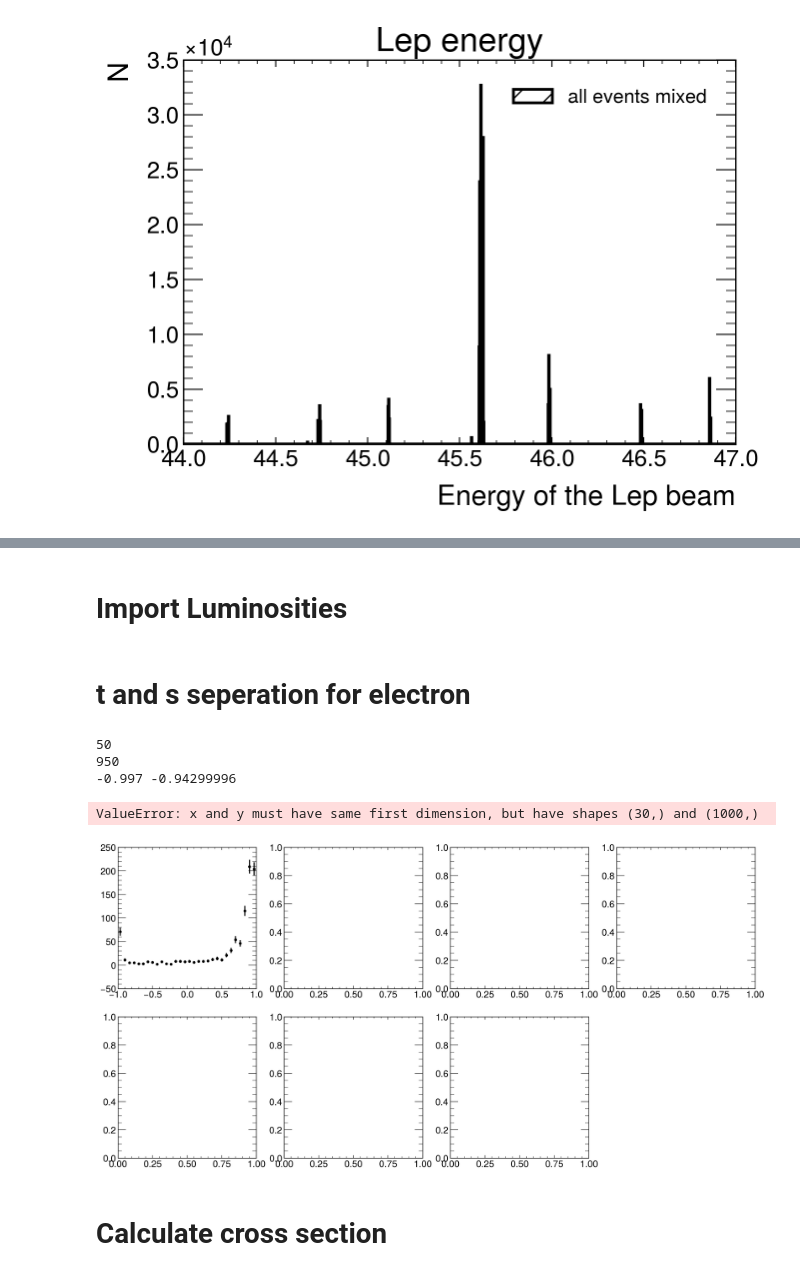
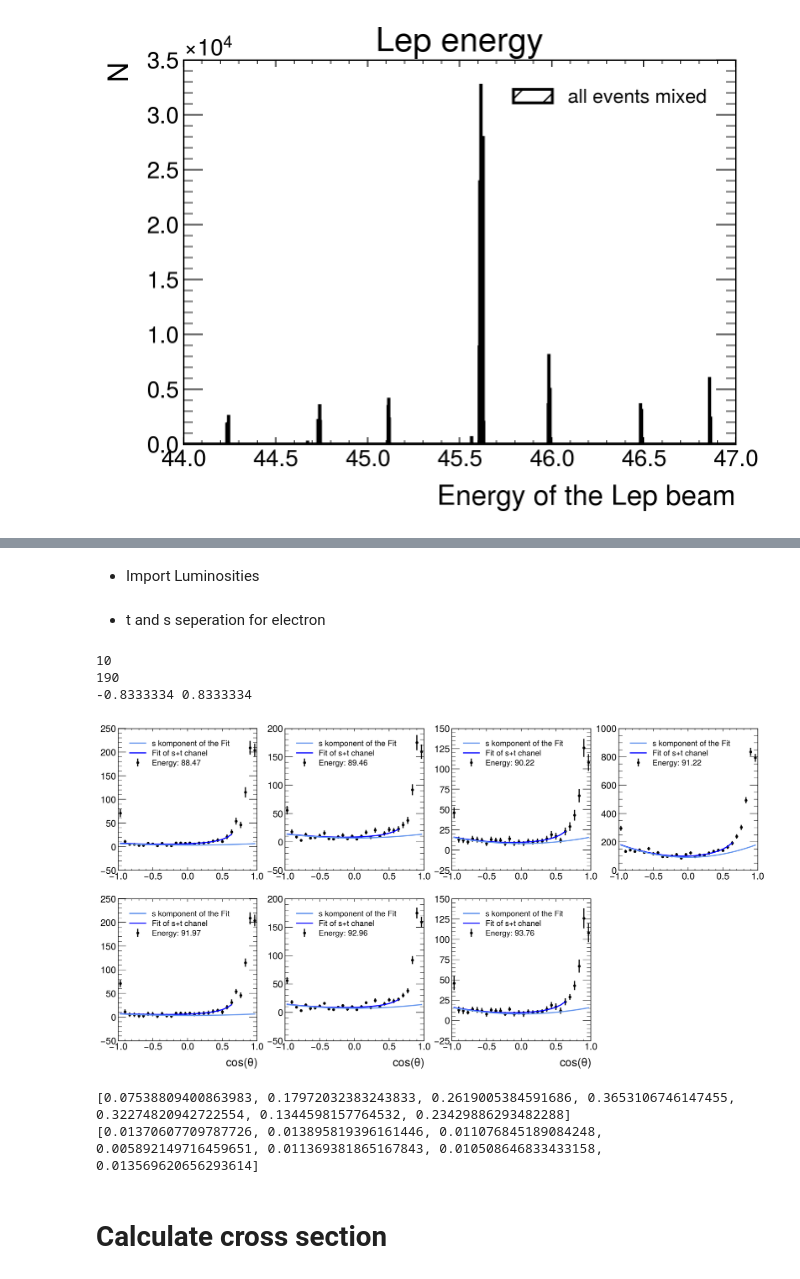
Before and after one commit to lukasg96/z0-precisionmeasurement, a Jupyter notebook: z0_experiment.ipynb, the cells around one changed output, grey strips where cells are left out. Saved outputs shown, nothing was run; the diff lists cells and outputs as text; code cells hidden in the pictures.

```diff
--- a/z0_experiment.ipynb
+++ b/z0_experiment.ipynb
@@ -715,36 +721,39 @@ while i < 7:
     opalQcuts[i] = qmasks[0] & qmasks[1] & qmasks[2] & qmasks[3] & qmasks[4]
     i += 1
 # %%
+# Rescaling the measured chenals acorddin to the efficiency matrix
 opalB = [0] * 7
 f = [0] * 7
 f_err = [0] * 7
+
 i = 0
 while i < 7:
-    f[i] = np.array([np.sum(opalEcuts[i]), np.sum(opalMcuts[i]), np.sum(opalTcuts[i]), np.sum(opalQcuts[i])])
-    f_err[i] = np.array([np.sqrt(f[i][0]), np.sqrt(f[i][1]), np.sqrt(f[i][2]), np.sqrt(f[i][3])])
-    opalB[i] = A_inv.dot(f[i])
+    f[i] = np.array([np.sum(opalEcuts[i]), np.sum(opalMcuts[i]), np.sum(opalTcuts[i]), np.sum(opalQcuts[i])])# Vector of measured data in each chenal
+    f_err[i] = np.array([np.sqrt(f[i][0]), np.sqrt(f[i][1]), np.sqrt(f[i][2]), np.sqrt(f[i][3])])# Error on the measurement vector
+    opalB[i] = A_inv.dot(f[i])# Using the above opained efficiency matrix to rescale the measured chenals
     i += 1
-
-
 
 opalB_err = [0] * 7
 
+# Calculating the errors for the rescaled chenals
 k = 0
-while k < 7:
+while k < 7:# loop over all lep energies
     opalB_err[k] = [0] * 4
     i = 0
-    while i < 4:
+    while i < 4:# loop over all chenals (types of fermions)
         j = 0
-        while j < 4:
+        while j < 4:# loop over other (not exluding i) chenals
+            # to get the error for the index i a sum over j is pervormed
             opalB_err[k][i] += (A_inv[i,j]**2 * f_err[k][j]**2 + A_inv_err[i,j]**2 * f[k][j]**2)
             j += 1
         opalB_err[k][i] = np.sqrt(opalB_err[k][i])
         i += 1
     k += 1
 
-
+# Printing all rescaled event counts
+tpye = ['ee', 'mm', 'tt', 'qq']
 for ii in range(7):
-    print('Energy of LEP E = {:4.2f} with events vector:'.format(xs_corrections['energy'][ii]))
+    print('\nEnergy of LEP E = {:4.2f}:'.format(xs_corrections['energy'][ii]))
     for jj in range(4):
-        print('ee events N = {:4.4} +- {:4.4}'.format(opalB[ii][jj], opalB_err[ii]))
+        print('Number of {} events = {:4.0f} +- {:4.0f}'.format(tpye[jj], opalB[ii][jj], opalB_err[ii][jj]))
 # %% [output]
@@ -752,14 +777,11 @@ SyntaxError: invalid syntax (<ipython-input-76-4886225ef364>, line 31)
 # %% [markdown]
-# Import Luminosities
+* Import Luminosities
 # %%
-import csv
-lumi_data = 'opal_data/lumi_files/daten_' +str(data_nr) +'.lum'
-#opal_data/data/daten_1.root'
+lumi_data = 'opal_data/lumi_files/daten_' +str(data_nr) +'.lum' #File path
 
-energy = np.zeros(7)
-lumi = np.zeros(7)
-err_stat_lumi = np.zeros(7)
-err_sys_lumi = np.zeros(7)
+
+energy = np.zeros(7) #beam energies
+lumi = np.zeros(7) #luminosity
 err_all_lumi = np.zeros(7)
 
 with open(lumi_data, newline='') as csvfile:
@@ -768,11 +790,9 @@ with open(lumi_data, newline='') as csvfile:
         if jj >0:
             energy[jj-1] = float(row[0])
             lumi[jj-1] = float(row[1])
-            err_stat_lumi[jj-1] = float(row[2])
-            err_sys_lumi[jj-1] = float(row[3])
             err_all_lumi[jj-1] = float(row[4])
 # %% [markdown]
-# t and s seperation for electron
+* t and s seperation for electron
 # %%
 opal_e_cut_E = []
 opal_e_cut_mid = []
@@ -786,10 +806,8 @@ for i in range(7):
 # %%
 # Fitting
 # Subtracting t channel
-print(bin_min)
-print(bin_max)
-bin_min_opal = int(bin_min/1000*Nbins_opal)
-bin_max_opal = int(bin_max/1000*Nbins_opal)
+bin_min_opal = int(2)
+bin_max_opal = int(27)
 
 x_min = mid[bin_min_opal]
 x_max = mid[bin_max_opal]
@@ -805,38 +823,39 @@ ratio_s_opal_err = []
 for ii in range(7):
     error_sizes = np.sqrt(opal_e_cut_E[ii])
 
     coeff, var_matrix = curve_fit(dsigdtheta, opal_e_cut_mid[ii][bin_min_opal:bin_max_opal], opal_e_cut_E[ii][bin_min_opal:bin_max_opal])
     hist_fit = dsigdtheta(mid[bin_min_opal:bin_max_opal], *coeff)
     fit_s_chan.append( sdsig(mid, coeff[0]))
     fit_ts_chan.append( dsigdtheta(mid,*coeff))
     jj = ii
     line = 0 #line number
     if ii>3: #go into the second line
         line = 1 #second line
         ii = ii-4 #column number
 
     im = ax[line, ii].errorbar(opal_e_cut_mid[ii], opal_e_cut_E[ii], yerr=error_sizes, label = 'Energy: {}'.format(energy[jj]), fmt=".", color=colors['mix'], zorder=1)
     im = ax[line, ii].plot(opal_e_cut_mid[ii],fit_s_chan[ii], zorder=3, label='s komponent of the Fit', color=colors['es'])
     im = ax[line, ii].plot(opal_e_cut_mid[ii][:25],fit_ts_chan[ii][:25], zorder=2, label='Fit of s+t chanel', color=colors['e'])
     im = ax[line, ii].legend()
 
     ratio_s_opal.append(coeff[0] * (8 / 3) * len(fit_s_chan[ii]) / (sum(opalEcuts[ii])*2) )
     ratio_s_opal_err.append(np.sqrt(((8 / 3) * (len(fit_s_chan[ii]) / (sum(opalEcuts[ii])*2))**2) * var_matrix[0][0] + (coeff[0] * (8 / 3) * len(fit_s_chan[ii]) / (sum(opalEcuts[ii])*2)**2 )**2 * opalB_err[ii][0]**2))
 
 
 ax[1,0].set_xlabel(r'$cos(\theta)$')
 ax[1,1].set_xlabel(r'$cos(\theta)$')
 ax[1,2].set_xlabel(r'$cos(\theta)$')
 plt.show()
 
 print(ratio_s_opal)
 print(ratio_s_opal_err)
 # %% [output]
-50
-950
--0.997 -0.94299996
+10
+190
+-0.8333334 0.8333334
+[figure, new version]
-ValueError: x and y must have same first dimension, but have shapes (30,) and (1000,)
+[0.07538809400863983, 0.17972032383243833, 0.2619005384591686, 0.3653106746147455, 0.32274820942722554, 0.1344598157764532, 0.23429886293482288]
+[0.01370607709787726, 0.013895819396161446, 0.011076845189084248, 0.005892149716459651, 0.011369381865167843, 0.010508646833433158, 0.013569620656293614]
-[figure, old version]
 # %%
 # apply s channel correction
 ratio_s_opal[5] = ratio_s_opal[6]
```
Also changed, not shown: parts of 11 cells of this notebook.
